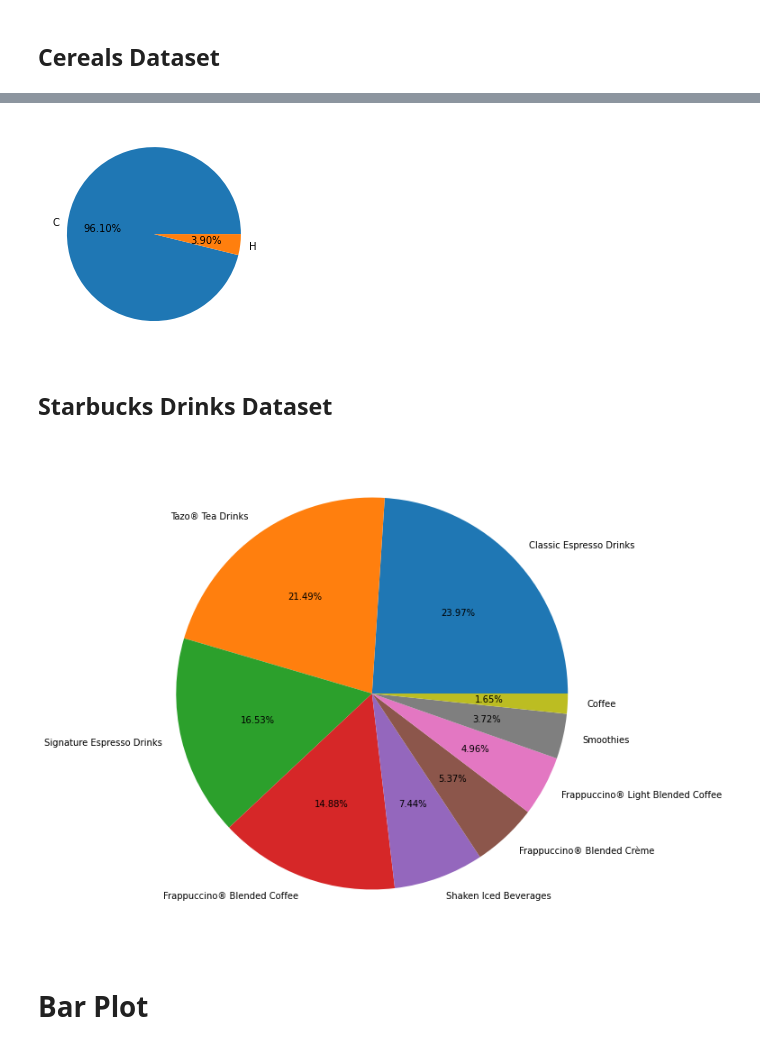
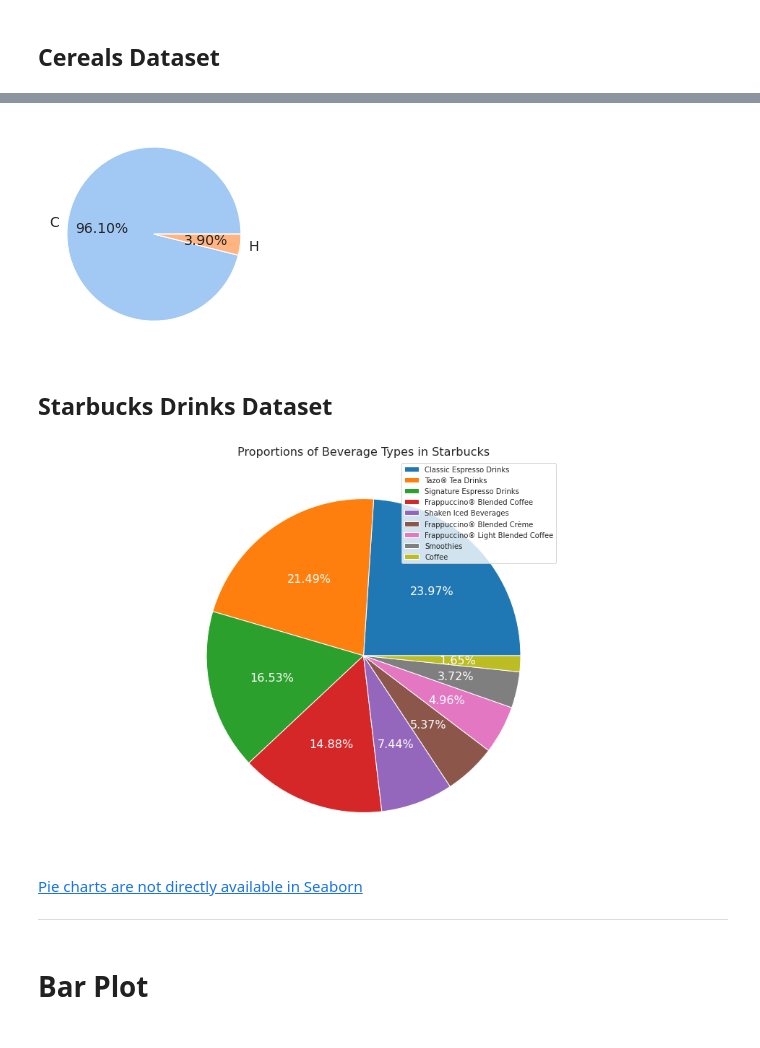
Before and after one commit to SamaSamrin/Python-Data-Visualization-Guide, a Jupyter notebook: DV_Practice.ipynb, the cells around one changed output, grey strips where cells are left out. Cells and saved outputs as stored; diff of their text form; code cells hidden in the pictures.

```diff
--- a/DV_Practice.ipynb
+++ b/DV_Practice.ipynb
@@ -158,18 +191,25 @@ memory usage: 9.8+ KB
 # %%
-cereals['type'].value_counts().plot(kind='pie', autopct='%1.2f%%')
+cereals['type'].value_counts().plot(kind='pie', autopct='%1.2f%%', colors=sns.color_palette('pastel'), textprops={'fontsize':14})
 plt.ylabel('')
 plt.show()
 # %% [output]
-[figure, old version]
+[figure, new version]
 # %% [markdown]
 ## Starbucks Drinks Dataset
 # %%
 plt.figure(figsize=(10,10))
-drinks['Beverage_category'].value_counts().plot(kind='pie', autopct='%1.2f%%')
+plt.title("Proportions of Beverage Types in Starbucks", fontsize=16)
+drinks['Beverage_category'].value_counts().plot(kind='pie', autopct='%1.2f%%', textprops={'color':'white', 'fontsize':16})
 
+plt.legend() #sorted according to percentages for some reason
 plt.ylabel('')
 plt.show()
 # %% [output]
-[figure, old version]
+[figure, new version]
+# %% [markdown]
+[Pie charts are not directly available in Seaborn](https://www.dataforeverybody.com/matplotlib-seaborn-pie-charts/)
+
+
+---
 # %% [markdown]
 # Bar Plot
```
Also changed, not shown: parts of 21 cells of this notebook.
